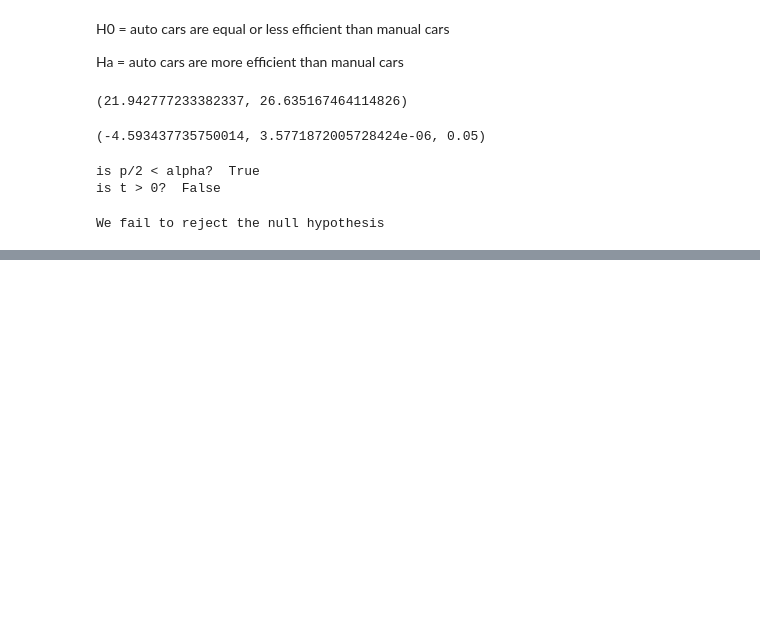
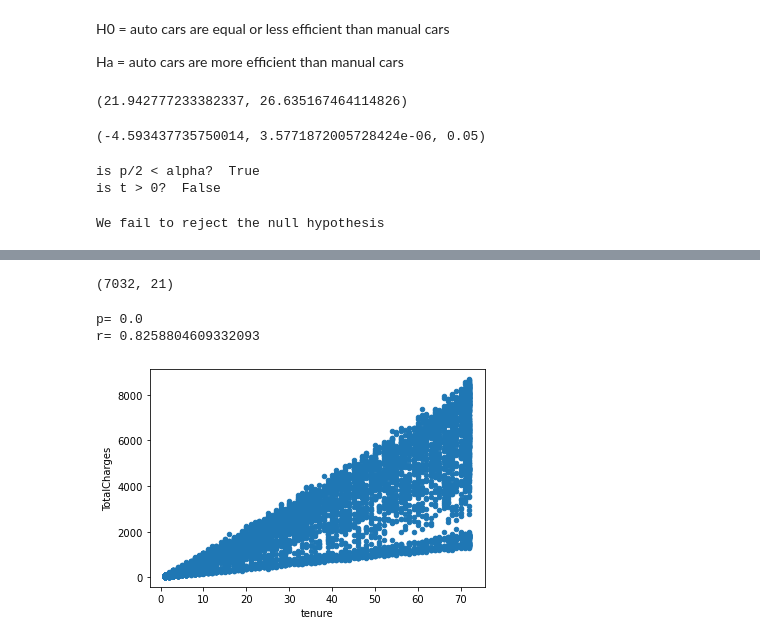
Before and after one commit to Jgardin875/statistics-exercises, a Jupyter notebook: hypothesis_testing.ipynb, the cells around one changed output, grey strips where cells are left out. Saved outputs shown, nothing was run; the diff lists cells and outputs as text; code cells hidden in the pictures; blank space fills up the shorter version.

```diff
--- a/hypothesis_testing.ipynb
+++ b/hypothesis_testing.ipynb
@@ -174,0 +261,6 @@ We fail to reject the null hypothesis
+# %%
+telco.drop(labels = [936, 488, 5218, 4380, 753, 6670, 1340, 3826, 6754, 3331, 1082], axis = 0, inplace = True)
+# %%
+telco.shape
+# %% [output]
+(7032, 21)
@@ -174,0 +271,11 @@ We fail to reject the null hypothesis
+# %%
+telco.TotalCharges = telco.TotalCharges.astype(float)
+# %%
+r, p = stats.pearsonr(telco.tenure, telco.TotalCharges)
+telco.plot.scatter(x='tenure', y='TotalCharges')
+print('p=', p)
+print('r=', r)
+# %% [output]
+p= 0.0
+r= 0.8258804609332093
+[figure, added]
```
Also changed, not shown: parts of 80 cells of this notebook.
